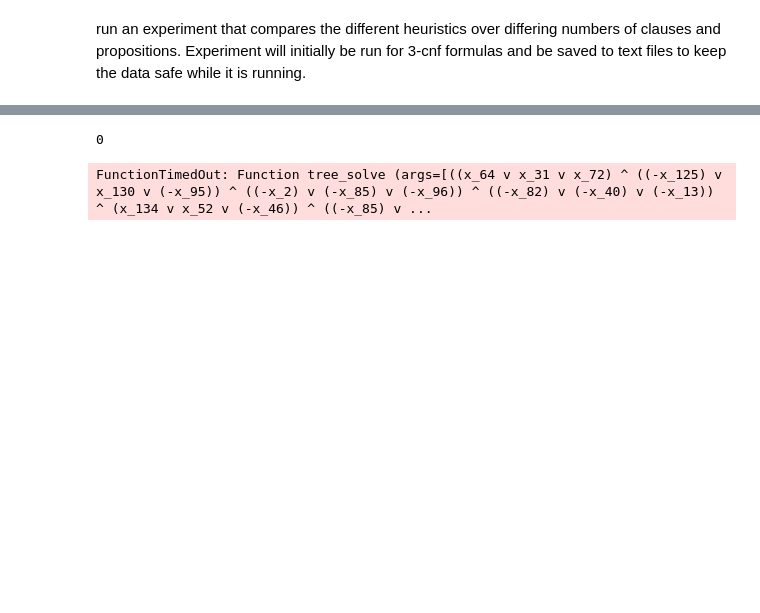
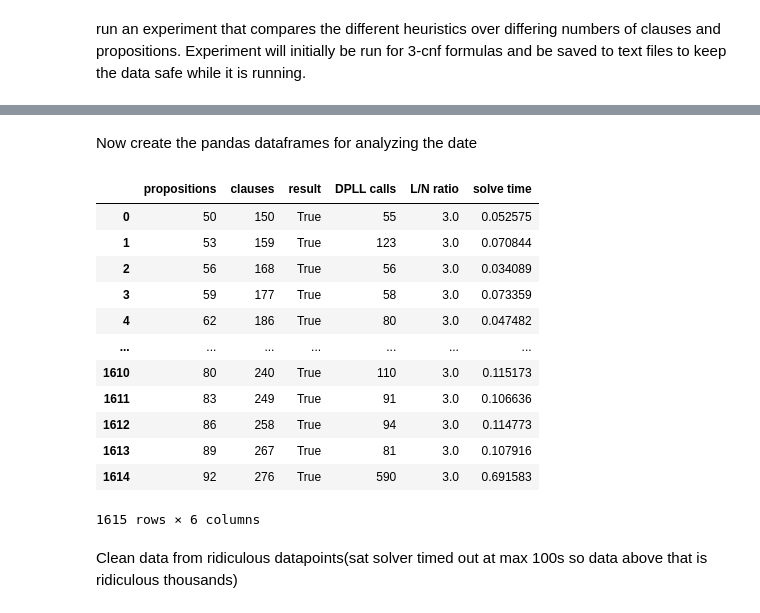
Before and after one commit to Gmontes01/SAT_solver_project, a Jupyter notebook: Experiment.ipynb, the cells around one changed output, grey strips where cells are left out. Drawn from its saved outputs; the diff is of its cells as text; code cells hidden in the pictures; blank space fills up the shorter version.

```diff
--- a/Experiment.ipynb
+++ b/Experiment.ipynb
@@ -183,35 +135,0 @@ TypeError: '>' not supported between instances of 'int' and 'dict'
-# %%
-prop_original = 40
-test_num = 1
-prop_num = prop_original
-clause_num = int(prop_num * 3)
-formula_file_name = f"Experiment/formulas/cnf_3_testing.cnf"
-data_file_name='Experiment/Data/experiment_unit_preference.csv'
-#output_tuple_to_csv(('propositions', 'clauses', 'result','DPLL calls','L/N ratio','solve time'),data_file_name)
-for i in range(16):
-    print(i)
-    LN_ratio = (3+i*0.2)
-    for _ in range(100):
-        clause_num = int(prop_num * LN_ratio)
-        create_cnf(prop_num,clause_num,formula_file_name)
-        formula = read_cnf_file(formula_file_name)
-        reset_calls()
-        start = time.time()
-        try:
-            solution = func_timeout.func_timeout(30, tree_solve, [formula, {"unit_preference": True}])
-        except TimeoutError:
-            prop_num -= 5
-            clause_num = int(prop_num * LN_ratio)
-            continue
-        if solution != 'UNSAT' and not(formula.evaluate(solution)):
-            output_tuple_to_csv(('****WRONG****'),data_file_name)
-        else:
-            end = time.time()
-            calls = value_calls()
-            elapsed_time = end - start
-            output_tuple_to_csv((prop_num,clause_num, formula.evaluate(solution), calls, LN_ratio ,elapsed_time),data_file_name)
-            prop_num += 2
-            clause_num = int(prop_num * LN_ratio)
-# %% [output]
-0
-FunctionTimedOut: Function tree_solve (args=[((x_64 v x_31 v x_72) ^ ((-x_125) v x_130 v (-x_95)) ^ ((-x_2) v (-x_85) v (-x_96)) ^ ((-x_82) v (-x_40) v (-x_13)) ^ (x_134 v x_52 v (-x_46)) ^ ((-x_85) v ...
@@ -220,0 +136,2 @@ solution = func_timeout.func_timeout(30, tree_solve, [formula, {"unit_preference
+# %% [markdown]
+Now create the pandas dataframes for analyzing the date
@@ -220,0 +142,18 @@ solution = func_timeout.func_timeout(30, tree_solve, [formula, {"unit_preference
+# %%
+df_two_clause
+# %% [output]
+|  | propositions | clauses | result | DPLL calls | L/N ratio | solve time |
+| 0 | 50 | 150 | True | 55 | 3.0 | 0.052575 |
+| 1 | 53 | 159 | True | 123 | 3.0 | 0.070844 |
+| 2 | 56 | 168 | True | 56 | 3.0 | 0.034089 |
+| 3 | 59 | 177 | True | 58 | 3.0 | 0.073359 |
+| 4 | 62 | 186 | True | 80 | 3.0 | 0.047482 |
+| ... | ... | ... | ... | ... | ... | ... |
+| 1610 | 80 | 240 | True | 110 | 3.0 | 0.115173 |
+| 1611 | 83 | 249 | True | 91 | 3.0 | 0.106636 |
+| 1612 | 86 | 258 | True | 94 | 3.0 | 0.114773 |
+| 1613 | 89 | 267 | True | 81 | 3.0 | 0.107916 |
+| 1614 | 92 | 276 | True | 590 | 3.0 | 0.691583 |
+1615 rows × 6 columns
+# %% [markdown]
+Clean data from ridiculous datapoints(sat solver timed out at max 100s so data above that is ridiculous thousands)
```
Also changed, not shown: parts of 26 cells of this notebook, 6 other files.
